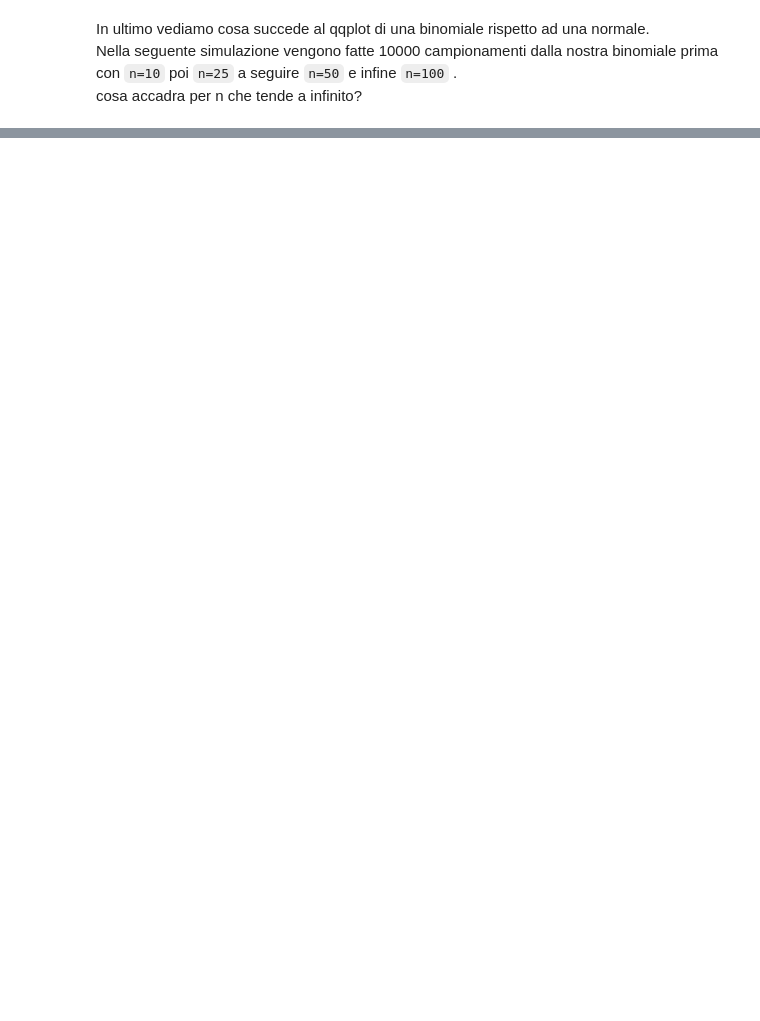
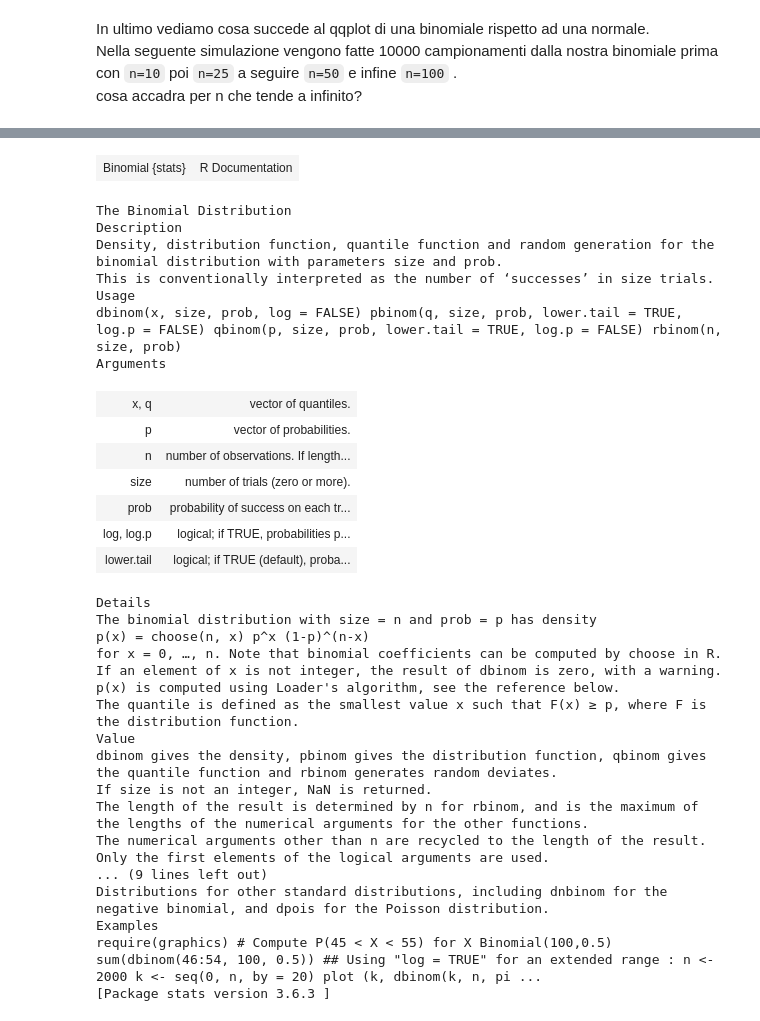
Before and after one commit to f14-bertolotti/SAD-unimi, a Jupyter notebook: simulations/binomial_distribution_R.ipynb, the cells around one changed output, grey strips where cells are left out. Cells and saved outputs as stored; diff of their text form; code cells hidden in the pictures; blank space fills up the shorter version.

```diff
--- a/simulations/binomial_distribution_R.ipynb
+++ b/simulations/binomial_distribution_R.ipynb
@@ -172,0 +199,35 @@ plot_qq(n=100,p=0.5,nprove=10^3)
+# %%
+help(rbinom)
+# %% [output]
+| Binomial {stats} | R Documentation |
+The Binomial Distribution
+Description
+Density, distribution function, quantile function and random generation for the binomial distribution with parameters size and prob.
+This is conventionally interpreted as the number of ‘successes’ in size trials.
+Usage
+dbinom(x, size, prob, log = FALSE) pbinom(q, size, prob, lower.tail = TRUE, log.p = FALSE) qbinom(p, size, prob, lower.tail = TRUE, log.p = FALSE) rbinom(n, size, prob)
+Arguments
+| x, q | vector of quantiles. |
+| p | vector of probabilities. |
+| n | number of observations. If length... |
+| size | number of trials (zero or more). |
+| prob | probability of success on each tr... |
+| log, log.p | logical; if TRUE, probabilities p... |
+| lower.tail | logical; if TRUE (default), proba... |
+Details
+The binomial distribution with size = n and prob = p has density
+p(x) = choose(n, x) p^x (1-p)^(n-x)
+for x = 0, …, n. Note that binomial coefficients can be computed by choose in R.
+If an element of x is not integer, the result of dbinom is zero, with a warning.
+p(x) is computed using Loader's algorithm, see the reference below.
+The quantile is defined as the smallest value x such that F(x) ≥ p, where F is the distribution function.
+Value
+dbinom gives the density, pbinom gives the distribution function, qbinom gives the quantile function and rbinom generates random deviates.
+If size is not an integer, NaN is returned.
+The length of the result is determined by n for rbinom, and is the maximum of the lengths of the numerical arguments for the other functions.
+The numerical arguments other than n are recycled to the length of the result. Only the first elements of the logical arguments are used.
+... (9 lines left out)
+Distributions for other standard distributions, including dnbinom for the negative binomial, and dpois for the Poisson distribution.
+Examples
+require(graphics) # Compute P(45 < X < 55) for X Binomial(100,0.5) sum(dbinom(46:54, 100, 0.5)) ## Using "log = TRUE" for an extended range : n <- 2000 k <- seq(0, n, by = 20) plot (k, dbinom(k, n, pi ...
+[Package stats version 3.6.3 ]
```
Also changed, not shown: parts of 12 cells of this notebook, 1 other file.
